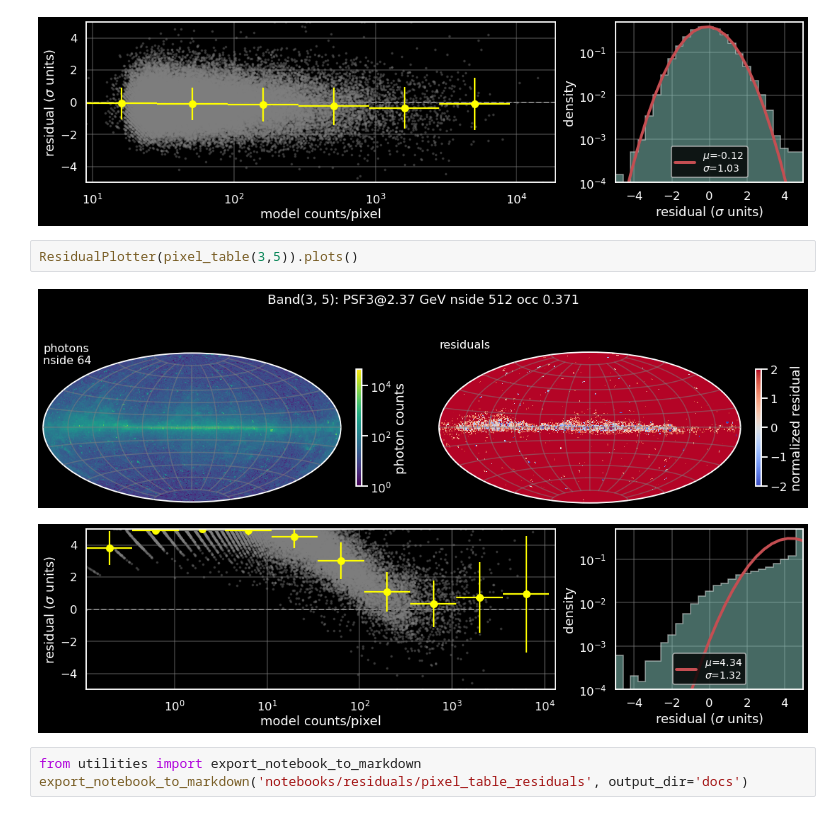
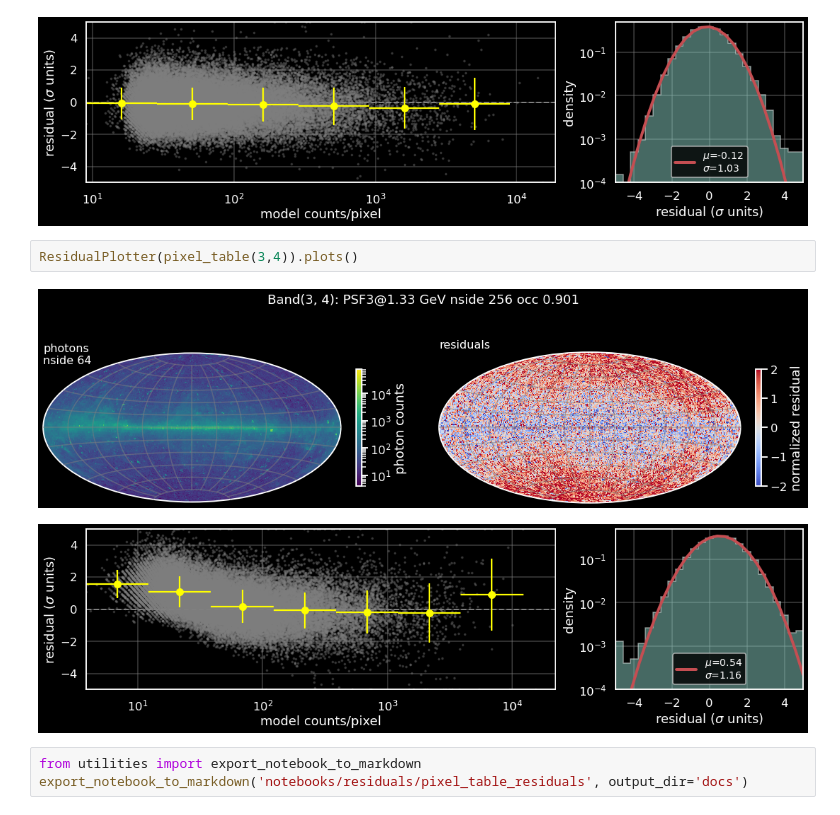
Before and after one commit to tburnett/kerr-diffuse, a Jupyter notebook: notebooks/residuals/pixel_table_residuals.ipynb, the cells around one changed output. Cells and saved outputs as stored; diff of their text form.

```diff
--- a/notebooks/residuals/pixel_table_residuals.ipynb
+++ b/notebooks/residuals/pixel_table_residuals.ipynb
@@ -27,10 +27,10 @@ ResidualPlotter(pixel_table(2,4)).plots()
 [figure]
 [figure]
 # %%
-ResidualPlotter(pixel_table(3,5)).plots()
+ResidualPlotter(pixel_table(3,4)).plots()
 # %% [output]
-[figure, old version]
+[figure, new version]
-[figure, old version]
+[figure, new version]
 # %%
 from utilities import export_notebook_to_markdown
 export_notebook_to_markdown('notebooks/residuals/pixel_table_residuals', output_dir='docs')
```
Also changed, not shown: parts of 1 cell of this notebook, 21 other files.
